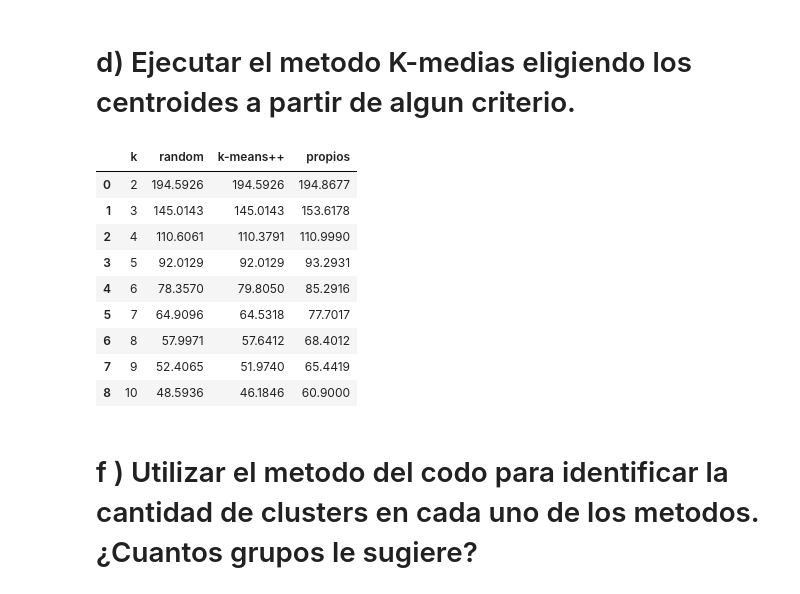
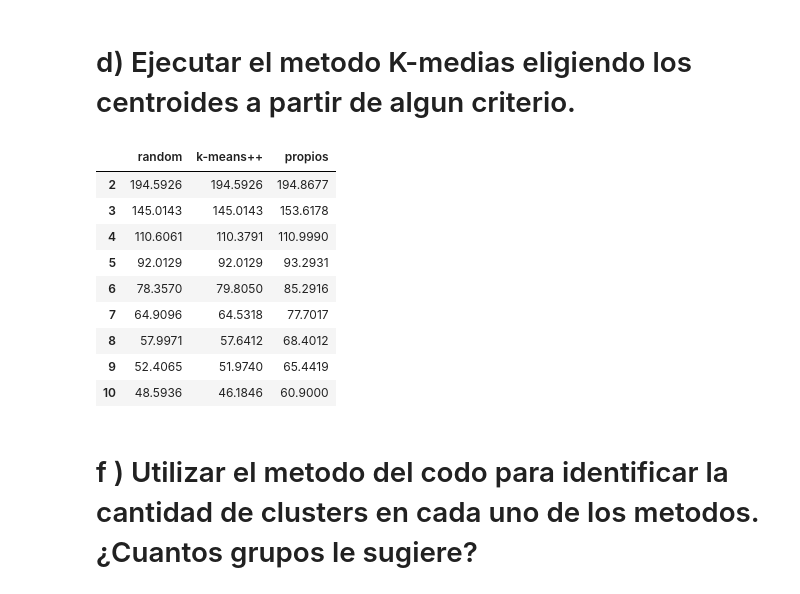
Before and after one commit to valentinarias-dtsc/inferencia_estadistica_tp2, a Jupyter notebook: Punto3.ipynb, the cells around one changed output. Saved outputs shown, nothing was run; the diff lists cells and outputs as text; code cells hidden in the pictures.

```diff
--- a/Punto3.ipynb
+++ b/Punto3.ipynb
@@ -10,7 +10,7 @@ import seaborn as sns
 import plotly.graph_objects as go
 from sklearn.metrics import silhouette_score
 # %%
-df = pd.read_csv("C:/Users/dario/OneDrive/Escritorio/Unab/Inferencia y Patrones/Comisión 2 Florencia Statti/TP2/inferencia_estadistica_tp2/data/planets.csv")
+df = pd.read_csv("data/planets.csv")
 df.head()
 # %% [output]
 |  | mass | period | eccen |
@@ -114,41 +114,42 @@ for idx, i in enumerate(seed):
 # %%
 k_values = range(2, 11)
 
-resultados = {"k":[], "random": [], "k-means++": [], "propios": []}
+idx = []
+resultados = {"random": [], "k-means++": [], "propios": []}
 
 
 for k in k_values:
     # Método random
     km_random = KMeans(n_clusters=k, init="random", n_init=10, random_state=42)
     km_random.fit(df_standard)
     resultados["random"].append(np.trunc(km_random.inertia_ * 10000) / 10000)
 
     # Método k-means++
     km_plus = KMeans(n_clusters=k, init="k-means++", n_init=10, random_state=42)
     km_plus.fit(df_standard)
     resultados["k-means++"].append(np.trunc(km_plus.inertia_ * 10000) / 10000)
 
     # Método con centroides propios (ejemplo: muestreo de k filas)
     seleccion_centroides = df_standard.sample(n=k, random_state=42).values
     km_propios = KMeans(n_clusters=k, init=seleccion_centroides, n_init=1, random_state=42)
     km_propios.fit(df_standard)
     resultados["propios"].append(np.trunc(km_propios.inertia_ * 10000) / 10000)
 
-    resultados["k"].append(k)
+    idx.append(k)
 
-tabla = pd.DataFrame(resultados)
+tabla = pd.DataFrame(resultados, index=idx)
 tabla
 # %% [output]
-|  | k | random | k-means++ | propios |
-| 0 | 2 | 194.5926 | 194.5926 | 194.8677 |
-| 1 | 3 | 145.0143 | 145.0143 | 153.6178 |
-| 2 | 4 | 110.6061 | 110.3791 | 110.9990 |
-| 3 | 5 | 92.0129 | 92.0129 | 93.2931 |
-| 4 | 6 | 78.3570 | 79.8050 | 85.2916 |
-| 5 | 7 | 64.9096 | 64.5318 | 77.7017 |
-| 6 | 8 | 57.9971 | 57.6412 | 68.4012 |
-| 7 | 9 | 52.4065 | 51.9740 | 65.4419 |
-| 8 | 10 | 48.5936 | 46.1846 | 60.9000 |
+|  | random | k-means++ | propios |
+| 2 | 194.5926 | 194.5926 | 194.8677 |
+| 3 | 145.0143 | 145.0143 | 153.6178 |
+| 4 | 110.6061 | 110.3791 | 110.9990 |
+| 5 | 92.0129 | 92.0129 | 93.2931 |
+| 6 | 78.3570 | 79.8050 | 85.2916 |
+| 7 | 64.9096 | 64.5318 | 77.7017 |
+| 8 | 57.9971 | 57.6412 | 68.4012 |
+| 9 | 52.4065 | 51.9740 | 65.4419 |
+| 10 | 48.5936 | 46.1846 | 60.9000 |
 # %% [markdown]
 # f ) Utilizar el metodo del codo para identificar la cantidad de clusters en cada uno de los metodos. ¿Cuantos grupos le sugiere?
 # %%
```
Also changed, not shown: parts of 3 cells of this notebook, 5 other files.
